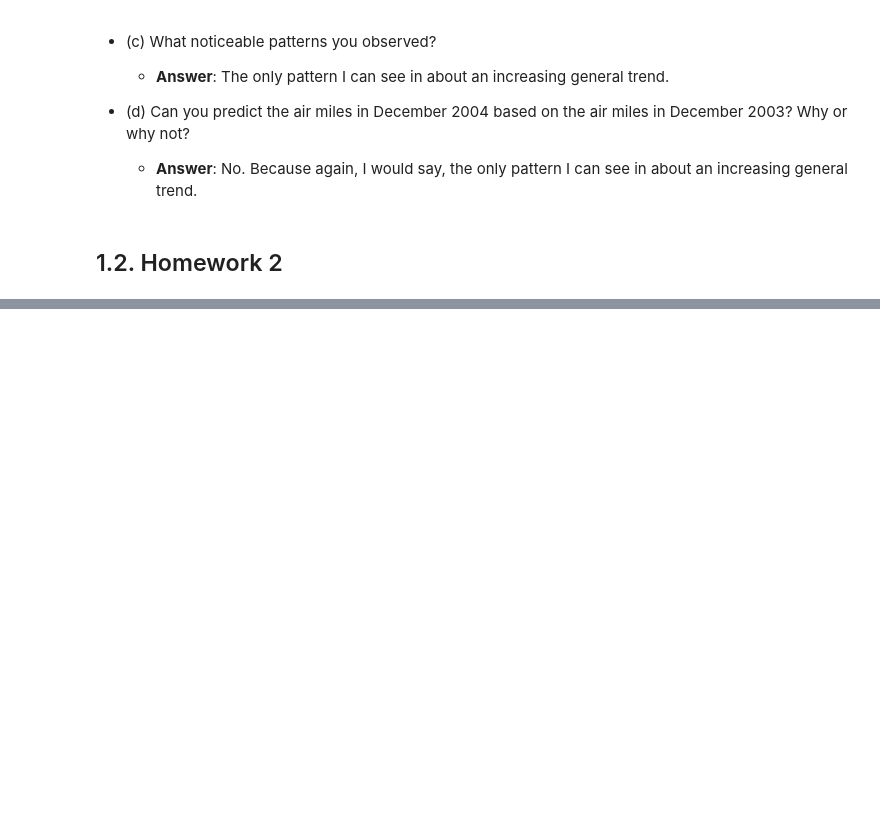
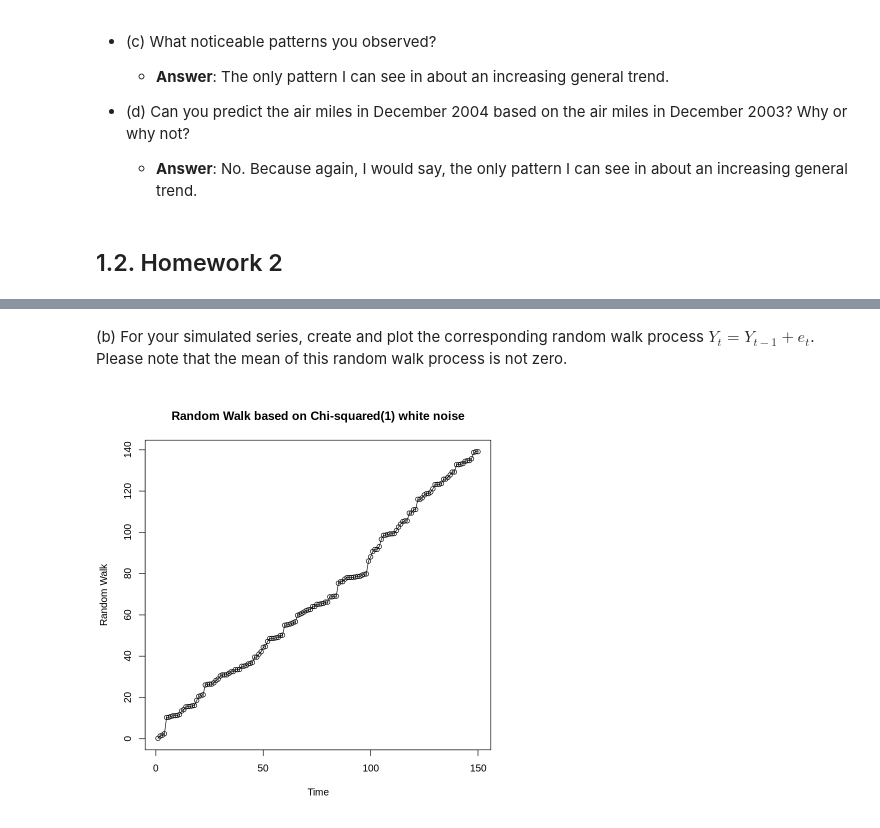
Before and after one commit to Mostafa-M-Rezaee/Time_Series_Analysis, a Jupyter notebook: 0. Time Series Analysis _ using R on Colab.ipynb, the cells around one changed output, grey strips where cells are left out. Cells and saved outputs as stored; diff of their text form; code cells hidden in the pictures; blank space fills up the shorter version.

```diff
--- a/0. Time Series Analysis _ using R on Colab.ipynb
+++ b/0. Time Series Analysis _ using R on Colab.ipynb
@@ -161,0 +181,22 @@ A matrix: 1 × 1 of type dbl
+# %% [markdown]
+(b) For your simulated series, create and plot the corresponding random walk process $Y_{t} = Y_{t-1} + e_{t}$.
+Please note that the mean of this random walk process is not zero.
+# %%
+# Example 2: random walk
+# Part 1: random walk based on Chi-squared(1) distribution
+# Time Series Plot
+
+set.seed(1)
+wn.chisq1 = rchisq(150,1)
+
+random.walk.chisq1 = c() #wn.chisq1*0 #To make a zero vector with the length of wn.chisq1
+for(i in 1:length(wn.chisq1))
+   {random.walk.chisq1[i] = sum(wn.chisq1[1:i]) }
+
+plot(random.walk.chisq1,
+     ylab="Random Walk",
+     xlab="Time",
+     main="Random Walk based on Chi-squared(1) white noise",
+     type="o")
+# %% [output]
+[figure, added]
```
Also changed, not shown: parts of 4 cells of this notebook, 1 other file.
